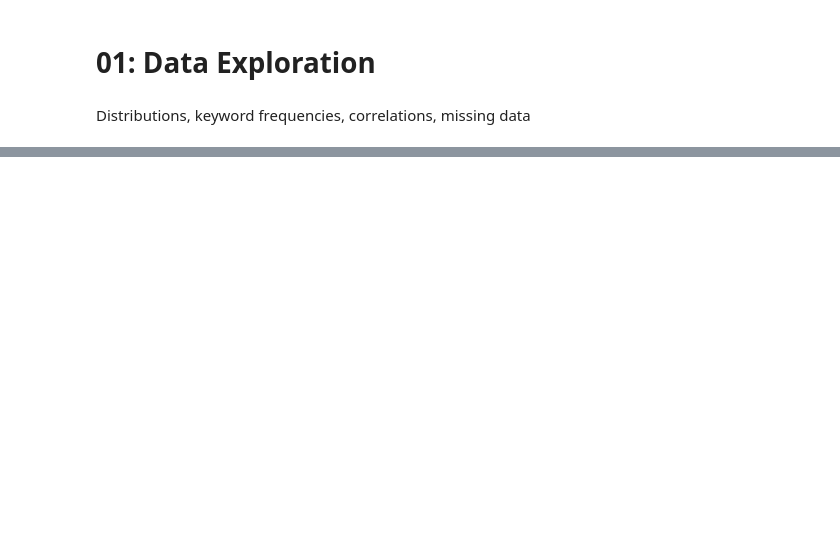
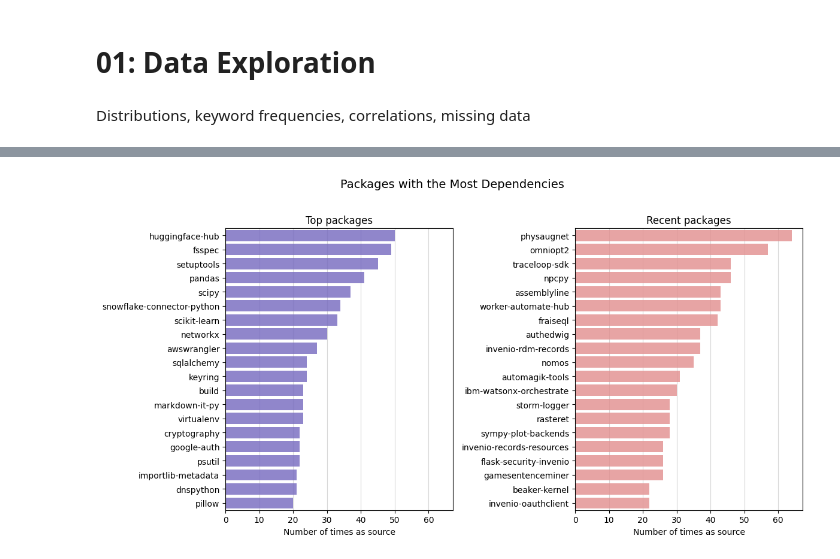
Before and after one commit to ericzander/pypi-anomaly-detection, a Jupyter notebook: notebooks/01_data_exploration.ipynb, the cells around one changed output, grey strips where cells are left out. Saved outputs shown, nothing was run; the diff lists cells and outputs as text; code cells hidden in the pictures; blank space fills up the shorter version.

```diff
--- a/notebooks/01_data_exploration.ipynb
+++ b/notebooks/01_data_exploration.ipynb
@@ -96,0 +190,40 @@ Nodes with missing general metadata: 17
+# %%
+n = 20
+top_sources = df_edges_top["source"].value_counts().head(n)
+recent_sources = df_edges_recent["source"].value_counts().head(n)
+
+fig, axes = plt.subplots(1, 2, figsize=(12, 6), sharex=True)
+
+sns.barplot(
+    y=top_sources.index,
+    x=top_sources.values,
+    ax=axes[0],
+    color=color_top,
+    orient="h",
+    alpha=0.8
+)
+axes[0].set_xlabel("Number of times as source")
+axes[0].set_ylabel(None)
+axes[0].set_title("Top packages")
+
+sns.barplot(
+    y=recent_sources.index,
+    x=recent_sources.values,
+    ax=axes[1],
+    color=color_recent,
+    orient="h",
+    alpha=0.8
+)
+axes[1].set_xlabel("Number of times as source")
+axes[1].set_ylabel(None)
+axes[1].set_title("Recent packages")
+
+for ax in axes:
+    add_grid(ax)
+
+# Add grid lines
+fig.suptitle("Packages with the Most Dependencies", fontsize=14, y=1.02)
+plt.tight_layout()
+plt.show()
+# %% [output]
+[figure, added]
```
Also changed, not shown: parts of 27 cells of this notebook, 4 other files.
